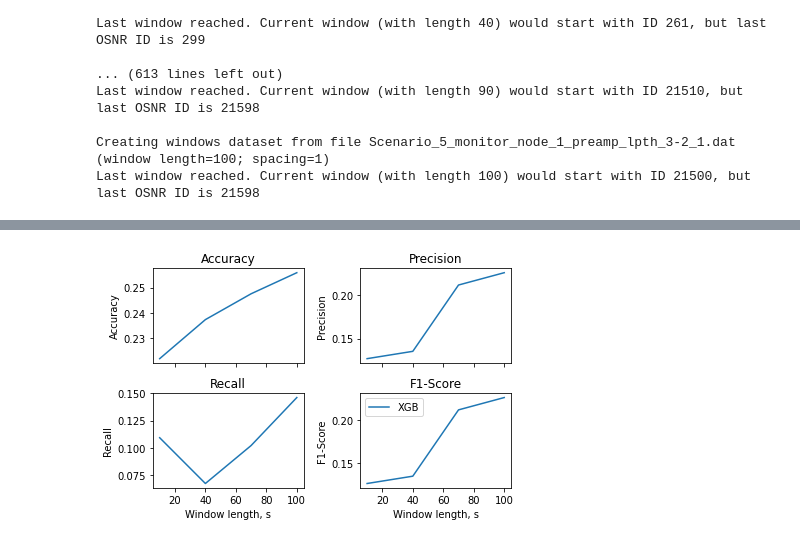
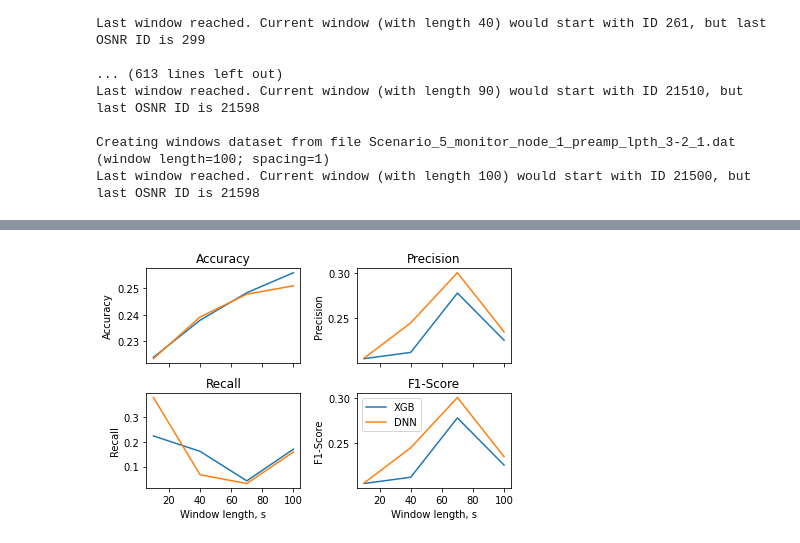
Before and after one commit to marsluca/Network-failure-cause-identification, a Jupyter notebook: Failure_cause_identification_with_different_failures_location_IPY.ipynb, the cells around one changed output, grey strips where cells are left out. Cells and saved outputs as stored; diff of their text form; code cells hidden in the pictures.

```diff
--- a/Failure_cause_identification_with_different_failures_location_IPY.ipynb
+++ b/Failure_cause_identification_with_different_failures_location_IPY.ipynb
@@ -733,8 +753,8 @@ windowrange=list(range(10,101,30))
 spacingrange=[1]
 
 
-lbl = [0, 1, 2]
-label_names=['Normal', 'Attenuation', 'Filtering']
+lbl = [0, 1]
+label_names=['Attenuation', 'Filtering']
 
 #F: folder where to put result files
 res_folder = 'RESLOOP_Window'
@@ -746,10 +766,10 @@ GP_XGB = np.zeros([len(spacingrange),len(windowrange)])
 GR_XGB = np.zeros([len(spacingrange),len(windowrange)])
 GF1_XGB = np.zeros([len(spacingrange),len(windowrange)])
 
-# A_DNN = np.zeros([len(spacingrange),len(windowrange)])
-# GP_DNN = np.zeros([len(spacingrange),len(windowrange)])
-# GR_DNN = np.zeros([len(spacingrange),len(windowrange)])
-# GF1_DNN = np.zeros([len(spacingrange),len(windowrange)])
+A_DNN = np.zeros([len(spacingrange),len(windowrange)])
+GP_DNN = np.zeros([len(spacingrange),len(windowrange)])
+GR_DNN = np.zeros([len(spacingrange),len(windowrange)])
+GF1_DNN = np.zeros([len(spacingrange),len(windowrange)])
 ############# ADD YOUR CODE BELOW #############
 
 
@@ -780,14 +800,14 @@ for i, spacing in enumerate(spacingrange): #enumerate(range(minsp,maxsp+1,stepsp
         ####### 2) Hyperparameters optimization and training (task 4c) #######
         print('2) Hyperparameters optimization and training...')
         resfile_XGB=res_folder + '/XGB_sp_' + str(spacing) + 'w_' + str(length) + '_results.txt'
-        #resfile_DNN=res_folder + '/DNN_sp_' + str(spacing) + 'w_' + str(length) + '_results.txt'
+        resfile_DNN=res_folder + '/DNN_sp_' + str(spacing) + 'w_' + str(length) + '_results.txt'
 
         X_train, X_test, y_train, y_test = train_test_split(XX, yy, stratify=yy, test_size=0.9, random_state=42)
         print('Training XGB...')
         xgb = train_classifier_XGB(X_train, y_train, resfile_XGB)
 
         print('Training DNN...')
-        #dnn = train_classifier_DNN(X_train, y_train, resfile_DNN)
+        dnn = train_classifier_DNN(X_train, y_train, resfile_DNN)
 
 
         ####### 3) Predict and performance evaluation (task 5b) #######
@@ -796,10 +816,10 @@ for i, spacing in enumerate(spacingrange): #enumerate(range(minsp,maxsp+1,stepsp
         restestfileDNN = res_folder + '/DNN_sp_' + str(spacing) + 'w_' + str(length) + '_test_results.txt'
 
         y_pred_XGB = xgb.predict(X_test)
-        #y_pred_DNN = dnn.predict(X_test)
+        y_pred_DNN = dnn.predict(X_test)
 
         A_XGB[i,j], GP_XGB[i,j], GR_XGB[i,j], GF1_XGB[i,j] = performance_eval(y_test, y_pred_XGB, lbl, label_names, restestfileXGB)
-        #A_DNN[i,j], GP_DNN[i,j], GR_DNN[i,j], GF1_DNN[i,j] = performance_eval(y_test, y_pred_DNN, lbl, label_names, restestfileDNN)
+        A_DNN[i,j], GP_DNN[i,j], GR_DNN[i,j], GF1_DNN[i,j] = performance_eval(y_test, y_pred_DNN, lbl, label_names, restestfileDNN)
 
 
 end=time.time()
@@ -870,43 +890,43 @@ GP_XGB = GP_XGB.reshape(-1, 1)
 GR_XGB = GR_XGB.reshape(-1, 1)
 GF1_XGB = GF1_XGB.reshape(-1, 1)
 
-# A_DNN = A_DNN.reshape(-1, 1)
-# GP_DNN = GP_DNN.reshape(-1, 1)
-# GR_DNN = GR_DNN.reshape(-1, 1)
-# GF1_DNN = GF1_DNN.reshape(-1, 1)
+A_DNN = A_DNN.reshape(-1, 1)
+GP_DNN = GP_DNN.reshape(-1, 1)
+GR_DNN = GR_DNN.reshape(-1, 1)
+GF1_DNN = GF1_DNN.reshape(-1, 1)
 
 fig, axs = plt.subplots(2, 2, sharex='all')
 
 axs[0,0].plot(xvalues, A_XGB, label = 'XGB')
-#axs[0,0].plot(xvalues, A_DNN, label = 'DNN')
+axs[0,0].plot(xvalues, A_DNN, label = 'DNN')
 axs[0,0].set_title('Accuracy')
 axs[0,0].set_ylabel('Accuracy')
 
 axs[0,1].plot(xvalues, GP_XGB, label = 'XGB')
-#axs[0,1].plot(xvalues, GP_DNN, label = 'DNN')
+axs[0,1].plot(xvalues, GP_DNN, label = 'DNN')
 axs[0,1].set_title('Precision')
 axs[0,1].set_ylabel('Precision')
 
 axs[1,0].plot(xvalues, GR_XGB, label = 'XGB')
-#axs[1,0].plot(xvalues, GR_DNN, label = 'DNN')
+axs[1,0].plot(xvalues, GR_DNN, label = 'DNN')
 axs[1,0].set_title('Recall')
 axs[1,0].set_ylabel('Recall')
 
 axs[1,1].plot(xvalues, GP_XGB, label = 'XGB')
-#axs[1,1].plot(xvalues, GP_DNN, label = 'DNN')
+axs[1,1].plot(xvalues, GP_DNN, label = 'DNN')
 axs[1,1].set_title('F1-Score')
 axs[1,1].set_ylabel('F1-Score')
 
 axs[1,0].set_xlabel('Window length, s')
 axs[1,1].set_xlabel('Window length, s')
 
 
 axs[1,1].legend(loc='best')
 
 fig.tight_layout()
 fig.savefig(res_folder+'/metrics.png')
 # %% [output]
-[figure, old version]
+[figure, new version]
 # %%
 !zip -r /content/files.zip /content/Features /content/Figures /content/Results /content/RESLOOP_Window
 
```
Also changed, not shown: parts of 6 cells of this notebook.
